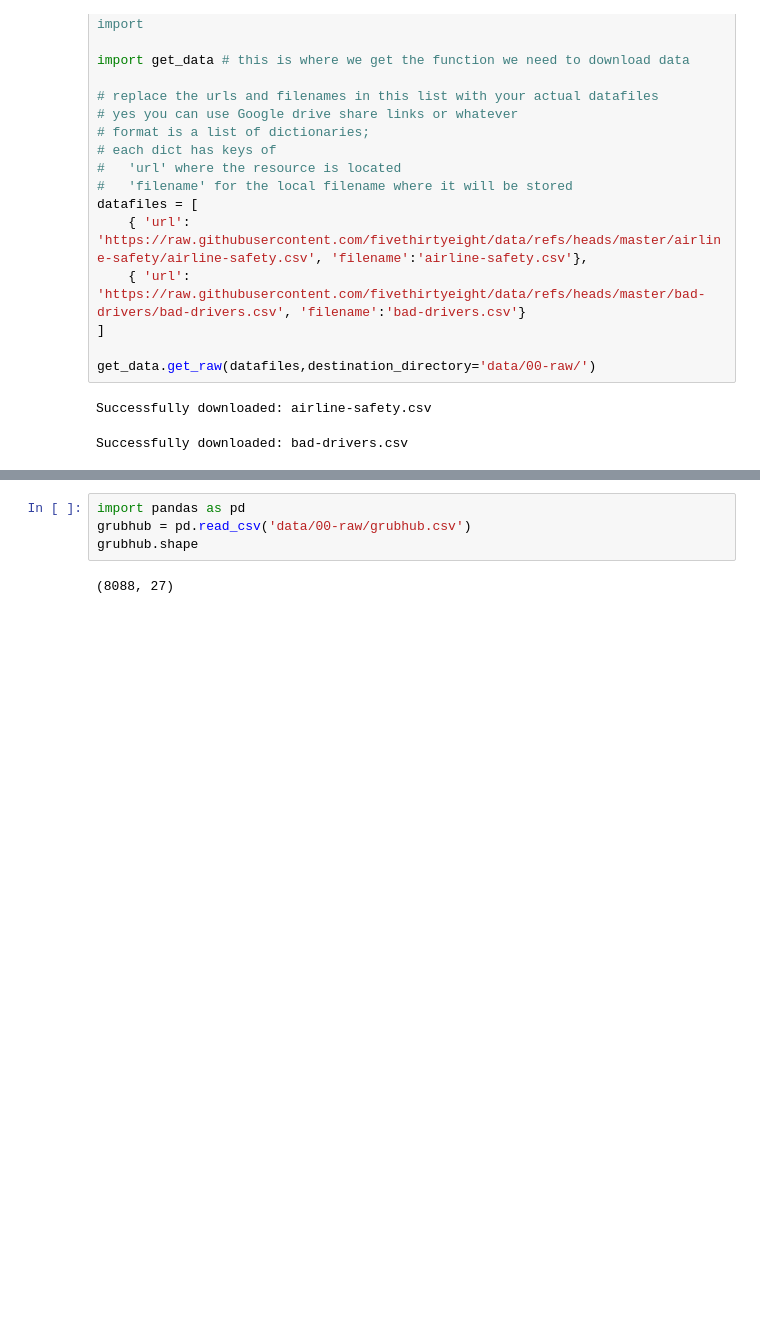
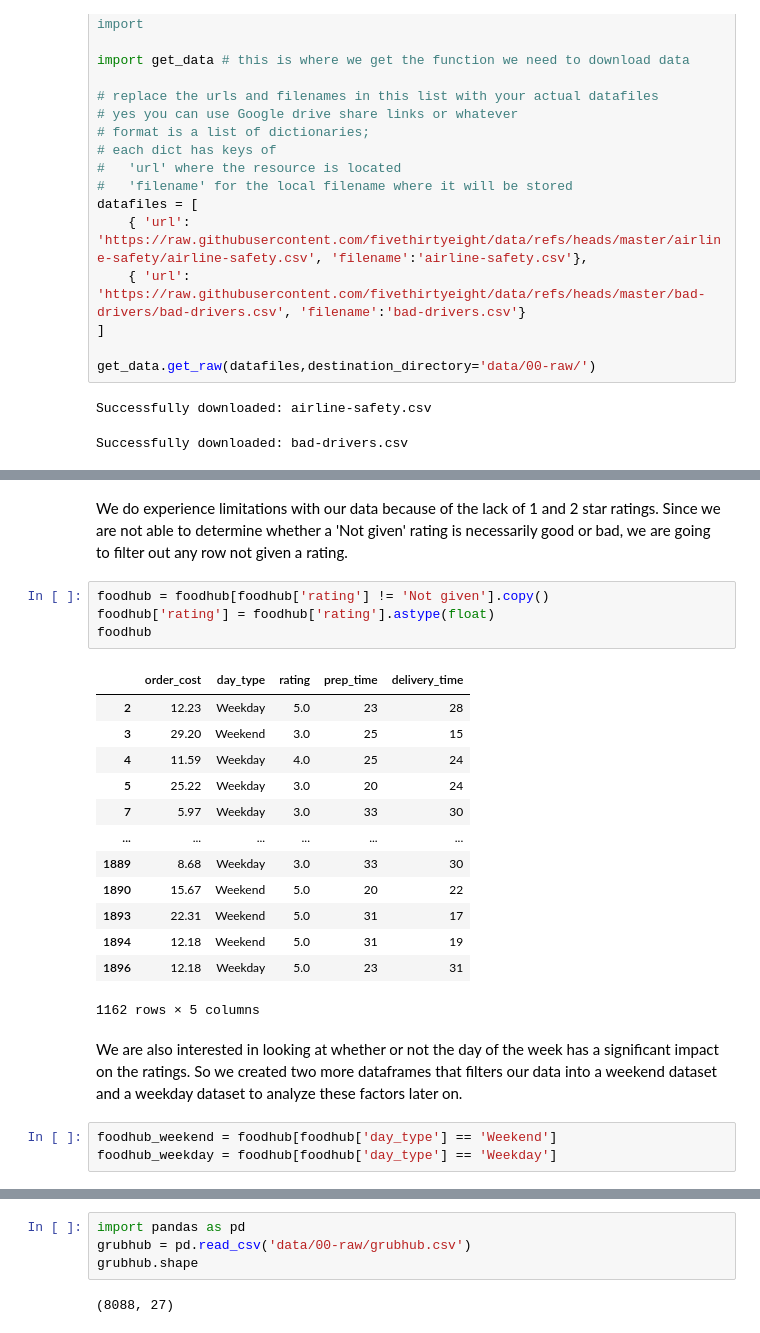
Before and after one commit to COGS108/Group111_WI26, a Jupyter notebook: 02-EDACheckpoint.ipynb, the cells around one changed output, grey strips where cells are left out. Cells and saved outputs as stored; diff of their text form; blank space fills up the shorter version.

```diff
--- a/02-EDACheckpoint.ipynb
+++ b/02-EDACheckpoint.ipynb
@@ -93,0 +193,25 @@ Successfully downloaded: bad-drivers.csv
+# %% [markdown]
+We do experience limitations with our data because of the lack of 1 and 2 star ratings. Since we are not able to determine whether a 'Not given' rating is necessarily good or bad, we are going to filter out any row not given a rating.
+# %%
+foodhub = foodhub[foodhub['rating'] != 'Not given'].copy()
+foodhub['rating'] = foodhub['rating'].astype(float)
+foodhub
+# %% [output]
+|  | order_cost | day_type | rating | prep_time | delivery_time |
+| 2 | 12.23 | Weekday | 5.0 | 23 | 28 |
+| 3 | 29.20 | Weekend | 3.0 | 25 | 15 |
+| 4 | 11.59 | Weekday | 4.0 | 25 | 24 |
+| 5 | 25.22 | Weekday | 3.0 | 20 | 24 |
+| 7 | 5.97 | Weekday | 3.0 | 33 | 30 |
+| ... | ... | ... | ... | ... | ... |
+| 1889 | 8.68 | Weekday | 3.0 | 33 | 30 |
+| 1890 | 15.67 | Weekend | 5.0 | 20 | 22 |
+| 1893 | 22.31 | Weekend | 5.0 | 31 | 17 |
+| 1894 | 12.18 | Weekend | 5.0 | 31 | 19 |
+| 1896 | 12.18 | Weekday | 5.0 | 23 | 31 |
+1162 rows × 5 columns
+# %% [markdown]
+We are also interested in looking at whether or not the day of the week has a significant impact on the ratings. So we created two more dataframes that filters our data into a weekend dataset and a weekday dataset to analyze these factors later on.
+# %%
+foodhub_weekend = foodhub[foodhub['day_type'] == 'Weekend']
+foodhub_weekday = foodhub[foodhub['day_type'] == 'Weekday']
```
Also changed, not shown: parts of 17 cells of this notebook.
